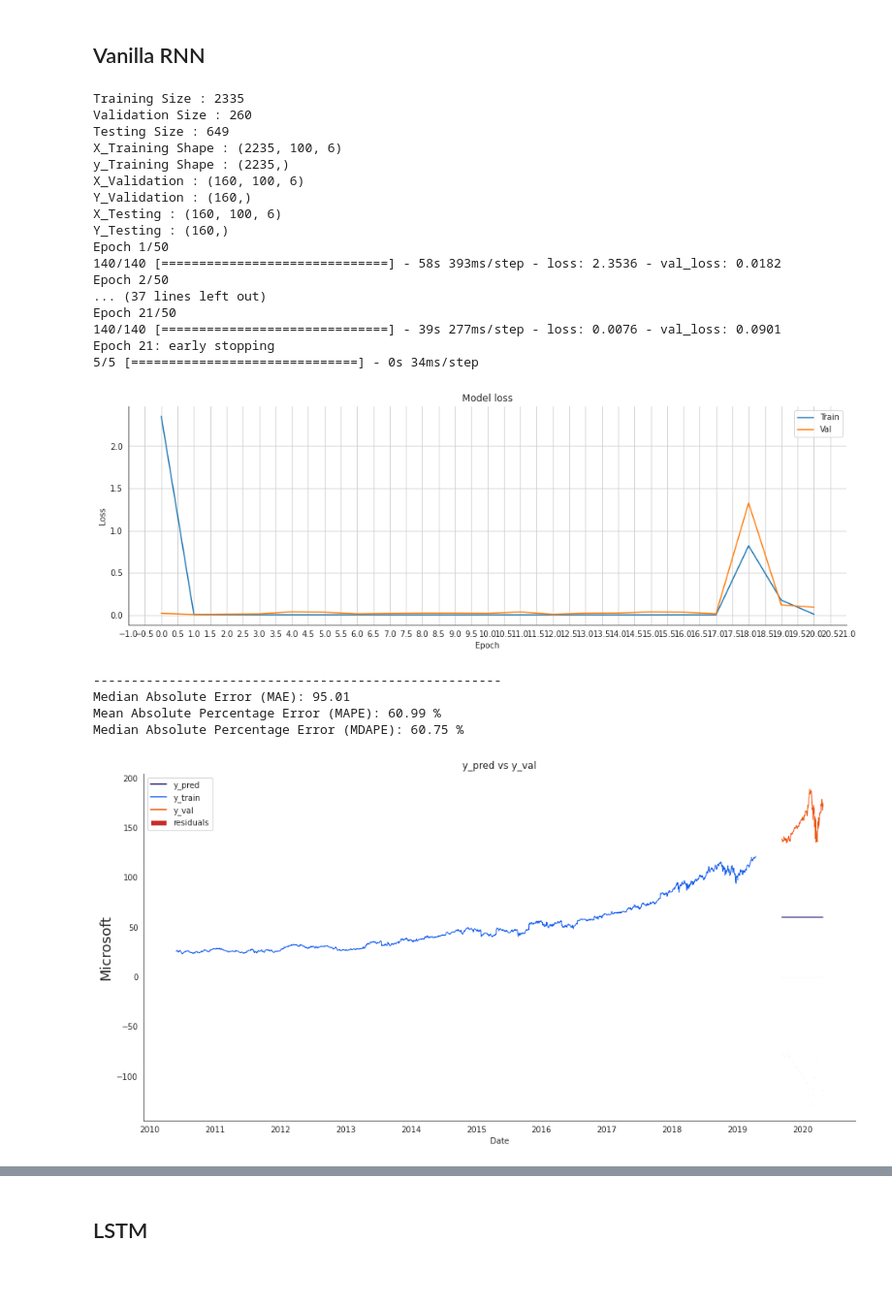
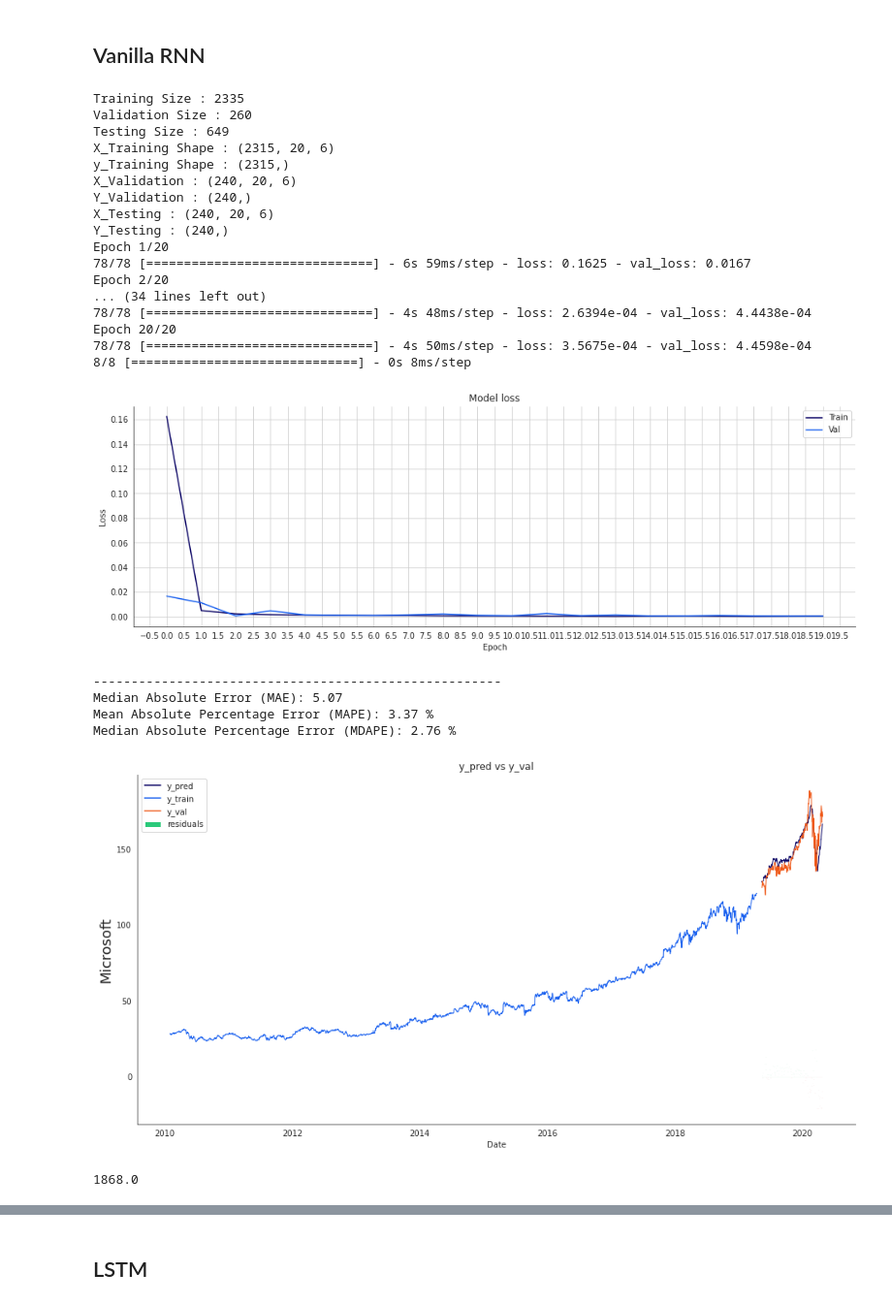
Before and after one commit to Anomaly1702/Ass3_Rnn, a Jupyter notebook: ASS3_RNN.ipynb, the cells around one changed output, grey strips where cells are left out. Shown at 97% size. Saved outputs shown, nothing was run; the diff lists cells and outputs as text; code cells hidden in the pictures; blank space fills up the shorter version.

```diff
--- a/ASS3_RNN.ipynb
+++ b/ASS3_RNN.ipynb
@@ -157,6 +157,7 @@ display(filtered_df.tail())
 # %% [markdown]
 #Code from classes
 # %%
+from typing_extensions import Self
 class Basenet():
 
     def __init__(self,index_Close,sequence_length):
@@ -241,14 +242,17 @@ class Basenet():
         y_pred = scaler_pred.inverse_transform(y_pred_scaled)
         y_val_unscaled = scaler_pred.inverse_transform(y_val.reshape(-1, 1))
 
+        # Plot training & validation loss values
+        self.plot_Loss (history)
+
         return history,y_pred_scaled,y_pred,y_val_unscaled
 
     def plot_Loss (self, history):
         fig, ax = plt.subplots(figsize=(16, 5), sharex=True)
         val_accuracies = history.history["loss"]
         train_accuracies = history.history["val_loss"]
-        plt.plot(np.arange(len(val_accuracies)), val_accuracies, label = "Validation Accuracy")
-        plt.plot(np.arange(len(train_accuracies)), train_accuracies, label = "Training Accuracy")
+        plt.plot(np.arange(len(val_accuracies)), val_accuracies, label = "Validation Loss")
+        plt.plot(np.arange(len(train_accuracies)), train_accuracies, label = "Training Loss")
         plt.title("Model loss")
         plt.ylabel("Loss")
         plt.xlabel("Epoch")
@@ -256,6 +260,18 @@ class Basenet():
         plt.legend(["Train", "Val"], loc="upper right")
         plt.grid()
         plt.show()
+
+    # def plot_Loss (self,y_val,yval_pred, history):
+    #     fig, ax = plt.subplots(figsize=(16, 5), sharex=True)
+    #     plt.plot(np.arange(len(y_val)), y_val, label = "Vakidation data")
+    #     plt.plot(np.arange(len(yval_pred)), yval_pred, label = "Validation Predictions")
+    #     plt.title("Model performance")
+    #     plt.ylabel("Loss")
+    #     plt.xlabel("Epoch")
+    #     ax.xaxis.set_major_locator(plt.MaxNLocator(50))
+    #     plt.legend(["Train", "Val"], loc="upper right")
+    #     plt.grid()
+    #     plt.show()
 # %% [markdown]
 ## Vanilla RNN
 # %%
@@ -319,61 +335,62 @@ class V_RNN_cls(Basenet):
 # %%
 optimizer = 'adam'
 lr=0.001
-batch_size = 16
-epochs = 50
+batch_size = 30
+epochs = 20
 index_Close = 3
-sequence_length = 100
+sequence_length = 20
 
 vrnn = V_RNN_cls(index_Close,sequence_length)
 data_scaled,scaler_pred,df_Close,scaler = vrnn.pre_processdata(filtered_df)
 x_train,y_train,x_val,y_val,x_test,y_test = vrnn.split_data(data_scaled,.2)
 
 vrnn_model = vrnn.VRNN_model(x_train,optimizer,lr)
 history,y_pred_scaled,y_pred,y_val_unscaled = vrnn.train(vrnn_model,epochs,x_train,y_train,x_val,y_val,scaler_pred,batch_size)
 
-# Plot training & validation loss values
-vrnn.plot_Loss (history)
+# # Plot training & validation loss values
+# vrnn.plot_Loss (history)
 
 print("------------------------------------------------------")
 # Mean Absolute Error (MAE)
 MAE = mean_absolute_error(y_val_unscaled, y_pred)
 print(f'Median Absolute Error (MAE): {np.round(MAE, 2)}')
 
 # Mean Absolute Percentage Error (MAPE)
 MAPE = np.mean((np.abs(np.subtract(y_val_unscaled, y_pred)/ y_val_unscaled))) * 100
 print(f'Mean Absolute Percentage Error (MAPE): {np.round(MAPE, 2)} %')
 
 # Median Absolute Percentage Error (MDAPE)
 MDAPE = np.median((np.abs(np.subtract(y_val_unscaled, y_pred)/ y_val_unscaled)) ) * 100
 print(f'Median Absolute Percentage Error (MDAPE): {np.round(MDAPE, 2)} %')
 # %% [output]
 Training Size : 2335
 Validation Size : 260
 Testing Size : 649
-X_Training Shape : (2235, 100, 6)
-y_Training Shape : (2235,)
-X_Validation : (160, 100, 6)
-Y_Validation : (160,)
-X_Testing : (160, 100, 6)
-Y_Testing : (160,)
-Epoch 1/50
-140/140 [==============================] - 58s 393ms/step - loss: 2.3536 - val_loss: 0.0182
-Epoch 2/50
-... (37 lines left out)
-Epoch 21/50
-140/140 [==============================] - 39s 277ms/step - loss: 0.0076 - val_loss: 0.0901
-Epoch 21: early stopping
-5/5 [==============================] - 0s 34ms/step
+X_Training Shape : (2315, 20, 6)
+y_Training Shape : (2315,)
+X_Validation : (240, 20, 6)
+Y_Validation : (240,)
+X_Testing : (240, 20, 6)
+Y_Testing : (240,)
+Epoch 1/20
+78/78 [==============================] - 6s 59ms/step - loss: 0.1625 - val_loss: 0.0167
+Epoch 2/20
+... (34 lines left out)
+78/78 [==============================] - 4s 48ms/step - loss: 2.6394e-04 - val_loss: 4.4438e-04
+Epoch 20/20
+78/78 [==============================] - 4s 50ms/step - loss: 3.5675e-04 - val_loss: 4.4598e-04
+8/8 [==============================] - 0s 8ms/step
-[figure, old version]
+[figure, new version]
 ------------------------------------------------------
-Median Absolute Error (MAE): 95.01
-Mean Absolute Percentage Error (MAPE): 60.99 %
-Median Absolute Percentage Error (MDAPE): 60.75 %
+Median Absolute Error (MAE): 5.07
+Mean Absolute Percentage Error (MAPE): 3.37 %
+Median Absolute Percentage Error (MDAPE): 2.76 %
 # %%
 # The date from which on the date is displayed
 display_start_date = start_d
 train_data_len = len(vrnn.train_set)
 val_data_len = len(vrnn.train_set) + len(vrnn.val_set)
+start=int(train_data_len*.95 + vrnn.sequence_length)
 # Add the difference between the valid and predicted prices
 train = pd.DataFrame(df_Close['Close'][vrnn.sequence_length:train_data_len + 1]).rename(columns={'Close': 'y_train'})
 valid = pd.DataFrame(df_Close['Close'][train_data_len+vrnn.sequence_length:val_data_len]).rename(columns={'Close': 'y_val'})
@@ -397,7 +414,11 @@ ax1.bar(height=df_union_zoom['residuals'].dropna(), x=df_union_zoom['residuals']
 plt.legend()
 plt.show()
 # %% [output]
-[figure, old version]
+[figure, new version]
+# %%
+train_data_len*.8
+# %% [output]
+1868.0
 # %%
 
 df_temp = vrnn.test_set[-vrnn.sequence_length:]
```
Also changed, not shown: parts of 14 cells of this notebook.
